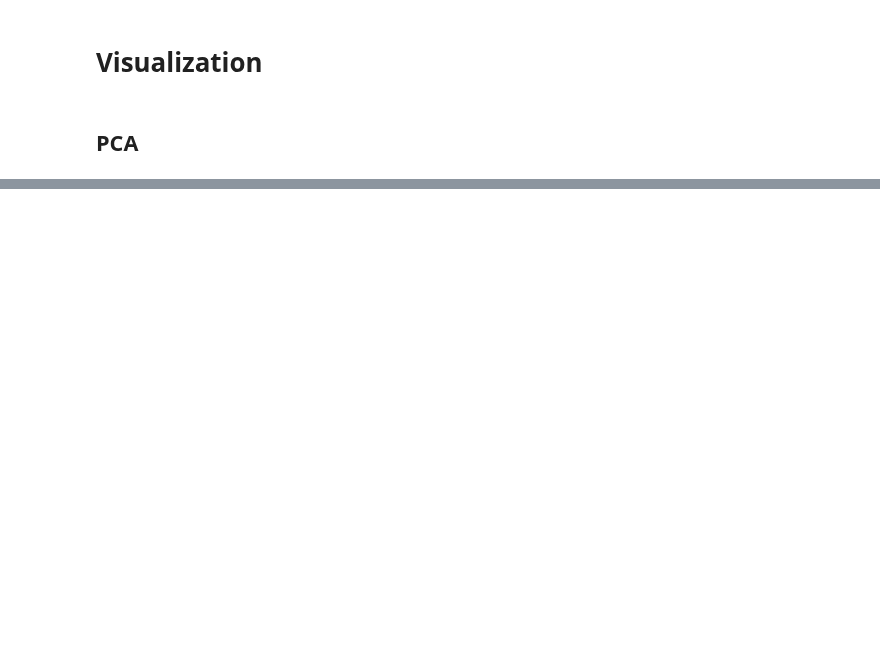
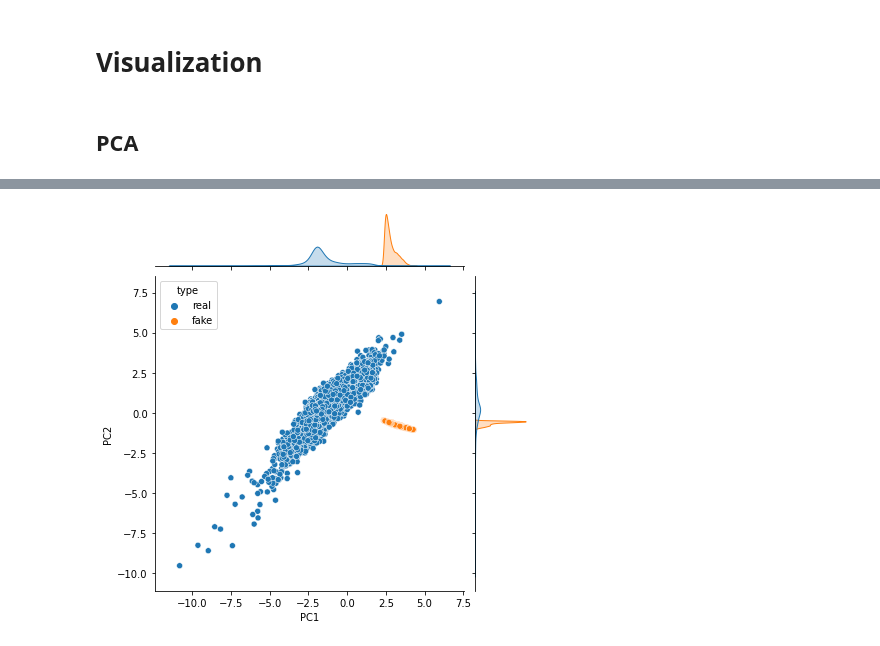
Before and after one commit to djib2011/timeseries-gan, a Jupyter notebook: experimentation/evaluate_gan.ipynb, the cells around one changed output, grey strips where cells are left out. Saved outputs shown, nothing was run; the diff lists cells and outputs as text; code cells hidden in the pictures; blank space fills up the shorter version.

```diff
--- a/experimentation/evaluate_gan.ipynb
+++ b/experimentation/evaluate_gan.ipynb
@@ -104,0 +182,4 @@ sns.jointplot(data=df, x='PC1', y='PC2', hue='type')
+# %%
+jointplot(projections['pca'], proj_type='PCA', xlabel='PC1', ylabel='PC2')
+# %% [output]
+[figure, added]
```
Also changed, not shown: parts of 20 cells of this notebook, 35 other files.
